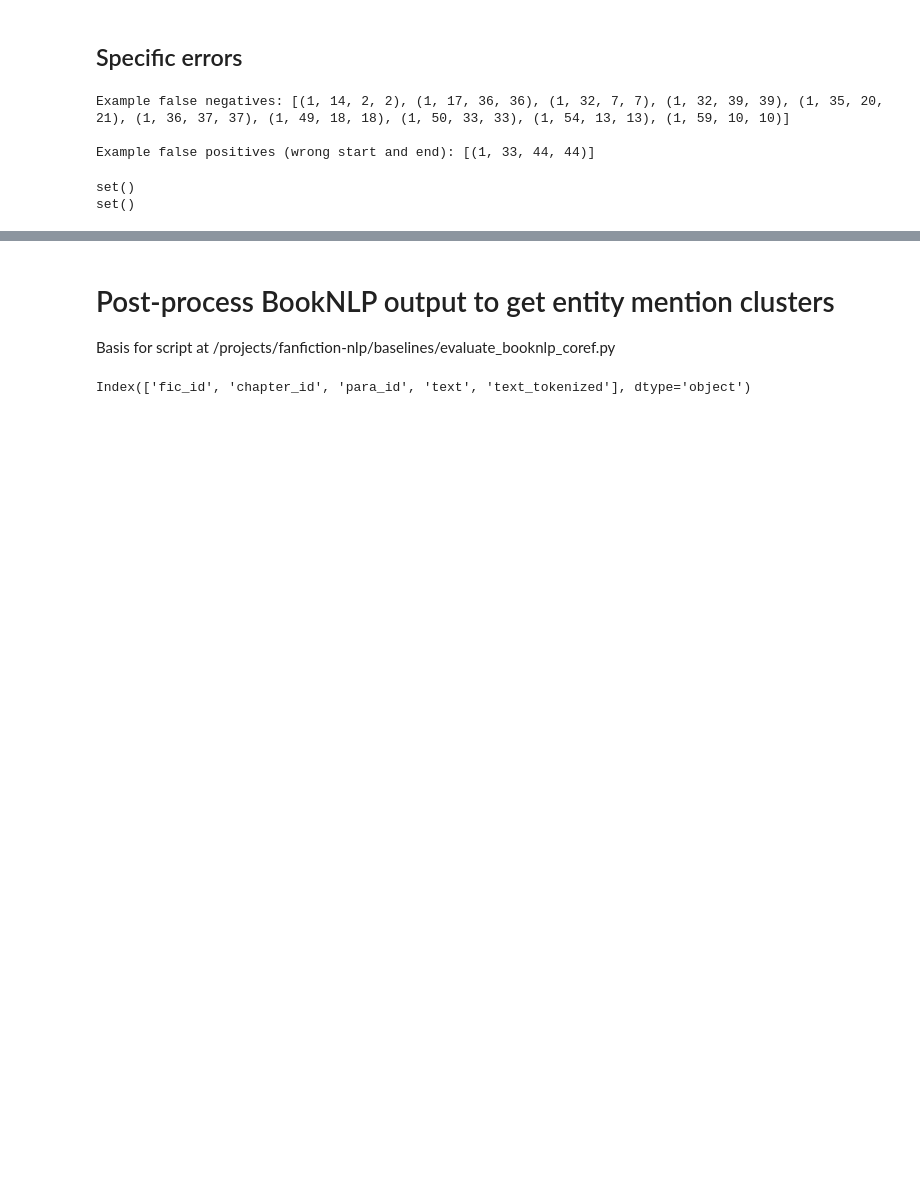
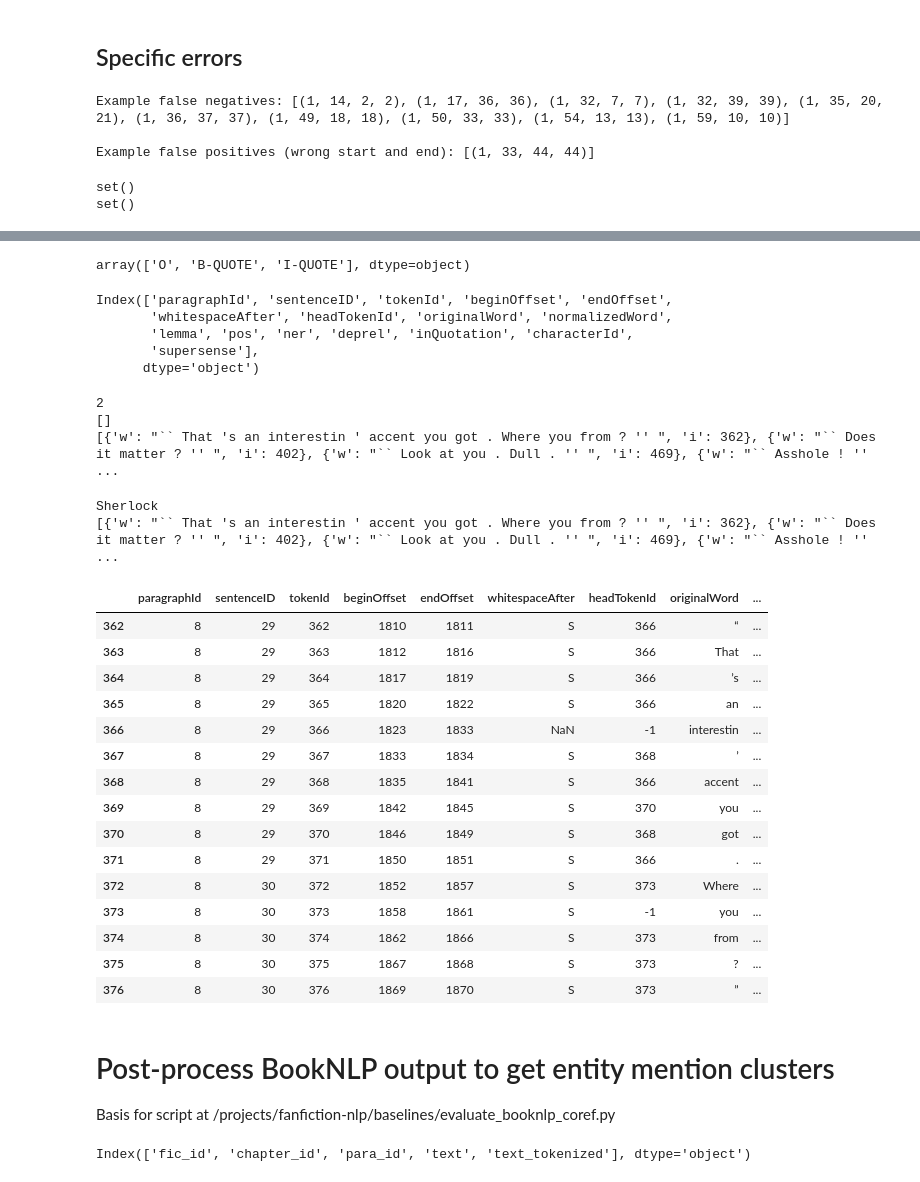
Before and after one commit to michaelmilleryoder/fanfiction-scripts, a Jupyter notebook: jupyter/pipeline_evaluation.ipynb, the cells around one changed output, grey strips where cells are left out. Saved outputs shown, nothing was run; the diff lists cells and outputs as text; code cells hidden in the pictures; blank space fills up the shorter version.

Commit message:
BookNLP quotes

```diff
--- a/jupyter/pipeline_evaluation.ipynb
+++ b/jupyter/pipeline_evaluation.ipynb
@@ -1661,0 +1673,28 @@ set()
+# %%
+# Load entity cluster predictions
+import os
+import pandas as pd
+import csv
+import pdb
+
+pd.set_option('display.max_rows', 10000)
+predictions_dirpath = '/projects/book-nlp/data/tokens/annotated_10fandom_dev/'
+
+# fname = 'allmarvel_1621415.txt.tokens'
+# fname = 'harrypotter_459070.txt.tokens'
+fandom_fname = 'sherlock_12828381'
+fname = f'{fandom_fname}.txt.tokens'
+booknlp_output = pd.read_csv(os.path.join(predictions_dirpath, fname), sep='\t', quoting=csv.QUOTE_NONE)
+# booknlp_output
+
+booknlp_output['inQuotation'].unique()
+# %% [output]
+array(['O', 'B-QUOTE', 'I-QUOTE'], dtype=object)
+# %%
+booknlp_output.columns
+# %% [output]
+Index(['paragraphId', 'sentenceID', 'tokenId', 'beginOffset', 'endOffset',
+       'whitespaceAfter', 'headTokenId', 'originalWord', 'normalizedWord',
+       'lemma', 'pos', 'ner', 'deprel', 'inQuotation', 'characterId',
+       'supersense'],
+      dtype='object')
@@ -1662,3 +1703,50 @@ set()
+# %%
+# Check BookNLP JSON output for quote attribution
+import json
+
+json_dirpath = '/projects/book-nlp/data/output/annotated_10fandom_dev/'
+# fandom_fname = 'harrypotter_459070'
+fpath = os.path.join(json_dirpath, fandom_fname, 'book.id.book')
+
+with open(fpath, 'r') as f:
+    booknlp_json = json.load(f)
+
+print(len(booknlp_json['characters']))
+
+for char in booknlp_json['characters']:
+    print(char['speaking'])
+# %% [output]
+2
+[]
+[{'w': "`` That 's an interestin ' accent you got . Where you from ? '' ", 'i': 362}, {'w': "`` Does it matter ? '' ", 'i': 402}, {'w': "`` Look at you . Dull . '' ", 'i': 469}, {'w': "`` Asshole ! '' ...
+# %%
+print(booknlp_json['characters'][1]['names'][0]['n'])
+print(booknlp_json['characters'][1]['speaking'])
+# %% [output]
+Sherlock
+[{'w': "`` That 's an interestin ' accent you got . Where you from ? '' ", 'i': 362}, {'w': "`` Does it matter ? '' ", 'i': 402}, {'w': "`` Look at you . Dull . '' ", 'i': 469}, {'w': "`` Asshole ! '' ...
+# %%
+booknlp_tokens = booknlp_output
+beginning_token = 362
+quote_length = len(booknlp_json['characters'][1]['speaking'][0]['w'].split())
+booknlp_tokens[booknlp_tokens['tokenId'].isin(range(beginning_token, beginning_token + quote_length))]
+# %% [output]
+|  | paragraphId | sentenceID | tokenId | beginOffset | endOffset | whitespaceAfter | headTokenId | originalWord | ... |
+| 362 | 8 | 29 | 362 | 1810 | 1811 | S | 366 | “ | ... |
+| 363 | 8 | 29 | 363 | 1812 | 1816 | S | 366 | That | ... |
+| 364 | 8 | 29 | 364 | 1817 | 1819 | S | 366 | ’s | ... |
+| 365 | 8 | 29 | 365 | 1820 | 1822 | S | 366 | an | ... |
+| 366 | 8 | 29 | 366 | 1823 | 1833 | NaN | -1 | interestin | ... |
+| 367 | 8 | 29 | 367 | 1833 | 1834 | S | 368 | ’ | ... |
+| 368 | 8 | 29 | 368 | 1835 | 1841 | S | 366 | accent | ... |
+| 369 | 8 | 29 | 369 | 1842 | 1845 | S | 370 | you | ... |
+| 370 | 8 | 29 | 370 | 1846 | 1849 | S | 368 | got | ... |
+| 371 | 8 | 29 | 371 | 1850 | 1851 | S | 366 | . | ... |
+| 372 | 8 | 30 | 372 | 1852 | 1857 | S | 373 | Where | ... |
+| 373 | 8 | 30 | 373 | 1858 | 1861 | S | -1 | you | ... |
+| 374 | 8 | 30 | 374 | 1862 | 1866 | S | 373 | from | ... |
+| 375 | 8 | 30 | 375 | 1867 | 1868 | S | 373 | ? | ... |
+| 376 | 8 | 30 | 376 | 1869 | 1870 | S | 373 | ” | ... |
 # %% [markdown]
 # Post-process BookNLP output to get entity mention clusters
 Basis for script at /projects/fanfiction-nlp/baselines/evaluate_booknlp_coref.py
```
Also changed, not shown: parts of 3 cells of this notebook.
